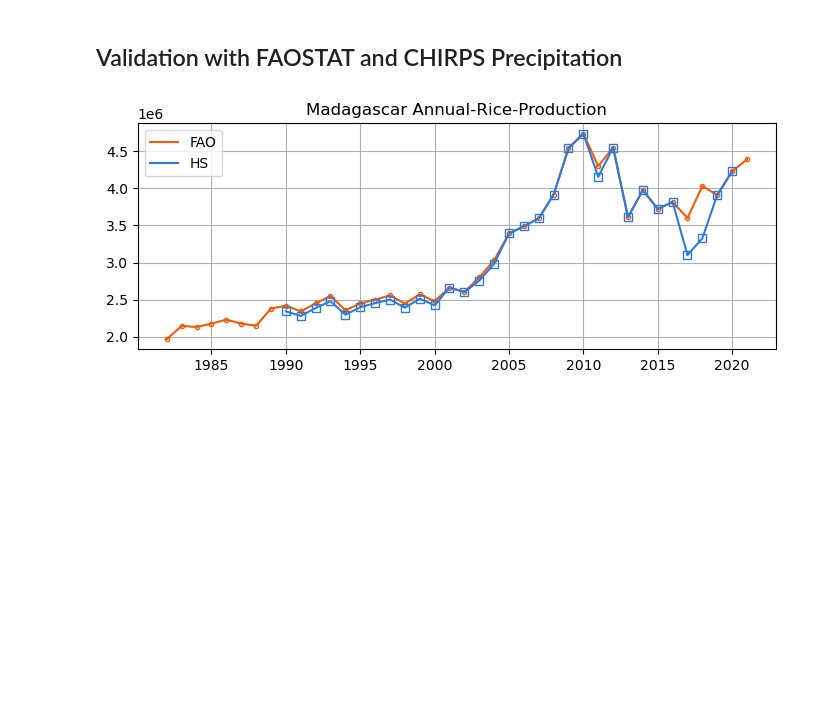
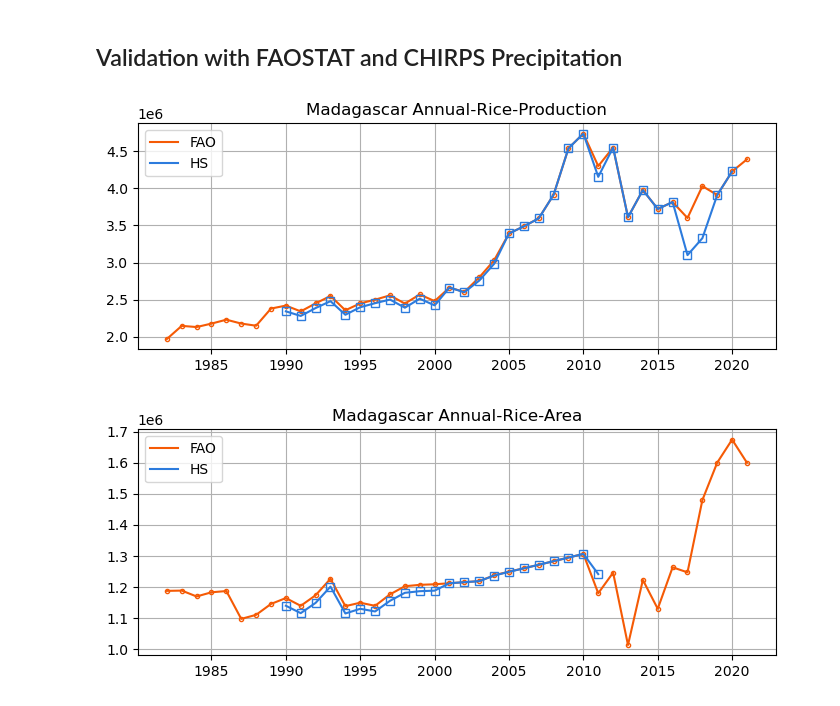
Before and after one commit to HarvestStat/HarvestStat, a Jupyter notebook: notebook/CropData_MG_Validation.ipynb, the cells around one changed output. Cells and saved outputs as stored; diff of their text form; code cells hidden in the pictures; blank space fills up the shorter version.

```diff
--- a/notebook/CropData_MG_Validation.ipynb
+++ b/notebook/CropData_MG_Validation.ipynb
@@ -87,74 +87,78 @@ shape_code, prcp_start_month, prcp_season_name, prcp_year_offset = 'MG2009A0', 1
 # HarvestStat
 df = pd.read_csv('../public/hvstat_data.csv', index_col=0)
 df = df[
     (df['country'] == country_name) &
     (df['season_name'] == season_name) &
     (df['product'].isin([product_name_fdw])) &
     (df['indicator'] == 'production')
 ].copy()
 df['year'] = df['harvest_year']
 data_hs = df.pivot_table(index='year',columns='product',values='value',aggfunc='sum').squeeze()
 # FAO-STAT
 df = pd.read_csv('../data/crop/adm_fao_stat.csv', index_col=0)
 data_fao = df[
     (df['Area'] == country_name) &
     (df['Item'] == product_name_fao) &
     (df['Element'] == 'Production')
 ].set_index('Year')['Value']
 # Merge
-data = pd.concat([data_fao,data_hs], axis=1, keys=['FAO','HS']).sort_index()
-data = data.reindex(np.array(range(1982,2024)))
-# ---------------------------------------------------- #
-# Load precipitation --------------------------------- #
-#fn = '../data/prcp_chirps-v2.hdf'
-#prcp_nat = pd.read_hdf(fn)[shape_code].resample('1M').agg('sum')
-#prcp_nat.index = prcp_nat.index.map(lambda x: x.replace(day=1))
-#prcp_nat.name = 'PRCP'
-#prcp_nat.index = prcp_nat.index + pd.DateOffset(years=prcp_year_offset)
-# Forward rolling summation
-#indexer = pd.api.indexers.FixedForwardWindowIndexer(window_size=3)   # Forward Rolling Window
-#prcp_nat = prcp_nat.rolling(window=indexer, min_periods=3).sum()
-#prcp_nat = prcp_nat[prcp_nat.index.month == prcp_start_month]                      # Start month
-#prcp_nat = prcp_nat.groupby(prcp_nat.index.year).sum()
-#prcp_label = prcp_season_name
-# Correlations
-#corr_value = pd.concat([data,prcp_nat],axis=1).corr()
-#print(f'{season_name}-{product_name_fdw} Correlation:\n{corr_value}')
-# ---------------------------------------------------- #
-# Comparison with Precipitation ---------------------- #
+prod = pd.concat([data_fao,data_hs], axis=1, keys=['FAO','HS']).sort_index()
+prod = prod.reindex(np.array(range(1982,2024)))
 fig, ax1 = plt.subplots(figsize=(7,3))
 fig.set_facecolor('white')
-data.plot(ax=ax1, grid=True, markerfacecolor='None',color=['#F55A05','#2C7BDD'])
+prod.plot(ax=ax1, grid=True, markerfacecolor='None',color=['#F55A05','#2C7BDD'])
 marker = ['.','s']
 for i, line in enumerate(ax1.get_lines()):
     line.set_marker(marker[i])
-# years = data.index
-# ax1.set_xticks(years)
-# ax1.set_xticklabels(['%02d'% yr for yr in np.mod(years,100)])
-#ax1.set_xlim([data.index[0]-0.5, data.index[-1]+0.5])
-#ax1.set_xlabel('Year')
-#ax1.set_ylabel('National %s Production (ton)' % product_name_fdw)
-#ax1.patch.set_facecolor('white')
-# Precipitation
-#year, value = prcp_nat.index, prcp_nat.values
-#ax2 = ax1.twinx()
-#plt.bar(year, value, alpha=.25, color='grey')
-#ax2.set_ylim([0, value.max()*1.3])
-#ax2.set_ylabel(prcp_label + ' (year+%d)'%prcp_year_offset, labelpad=10)
-#ax2.grid(False)
-#ax1.set_zorder(1)
-#ax1.patch.set_visible(False)  # prevents ax1 from hiding ax2
-#ax1.legend(loc='upper left')
-#ax1.annotate(
-#    'R: %.3f (HS)\nR: %.3f (FAO)' % (corr_value.loc['HS','PRCP'], corr_value.loc['FAO','PRCP']),
-#    xy=(1, 0.2), xycoords='axes fraction', fontsize=10,
-#    xytext=(-5, -5), textcoords='offset points',
-#    ha='right', va='top'
-#)
 title = f'{country_name} {season_name}-{product_name_fdw}-Production'# and {prcp_label}'
 ax1.set_title(title)
 fig.tight_layout()
 plt.show()
+
 # ---------------------------------------------------- #
+df = pd.read_csv('../public/hvstat_data.csv', index_col=0)
+df = df[
+    (df['country'] == country_name) &
+    (df['season_name'] == season_name) &
+    (df['product'].isin([product_name_fdw])) &
+    (df['indicator'] == 'area')
+].copy()
+df['year'] = df['harvest_year']
+data_hs = df.pivot_table(index='year',columns='product',values='value',aggfunc='sum').squeeze()
+# FAO-STAT
+df = pd.read_csv('../data/crop/adm_fao_stat.csv', index_col=0)
+data_fao = df[
+    (df['Area'] == country_name) &
+    (df['Item'] == product_name_fao) &
+    (df['Element'] == 'Area harvested')
+].set_index('Year')['Value']
+# Merge
+area = pd.concat([data_fao,data_hs], axis=1, keys=['FAO','HS']).sort_index()
+area = area.reindex(np.array(range(1982,2024)))
+fig, ax1 = plt.subplots(figsize=(7,3))
+fig.set_facecolor('white')
+area.plot(ax=ax1, grid=True, markerfacecolor='None',color=['#F55A05','#2C7BDD'])
+marker = ['.','s']
+for i, line in enumerate(ax1.get_lines()):
+    line.set_marker(marker[i])
+title = f'{country_name} {season_name}-{product_name_fdw}-Area'# and {prcp_label}'
+ax1.set_title(title)
+fig.tight_layout()
+plt.show()
+# ---------------------------------------------------- #
+yld = prod/area
+
+fig, ax1 = plt.subplots(figsize=(7,3))
+fig.set_facecolor('white')
+yld.plot(ax=ax1, grid=True, markerfacecolor='None',color=['#F55A05','#2C7BDD'])
+marker = ['.','s']
+for i, line in enumerate(ax1.get_lines()):
+    line.set_marker(marker[i])
+title = f'{country_name} {season_name}-{product_name_fdw}-Yield'# and {prcp_label}'
+ax1.set_title(title)
+fig.tight_layout()
+plt.show()
+# ---------------------------------------------------- #
 # %% [output]
 [figure]
+[figure, added]
```
Also changed, not shown: parts of 3 cells of this notebook, 48 other files.
